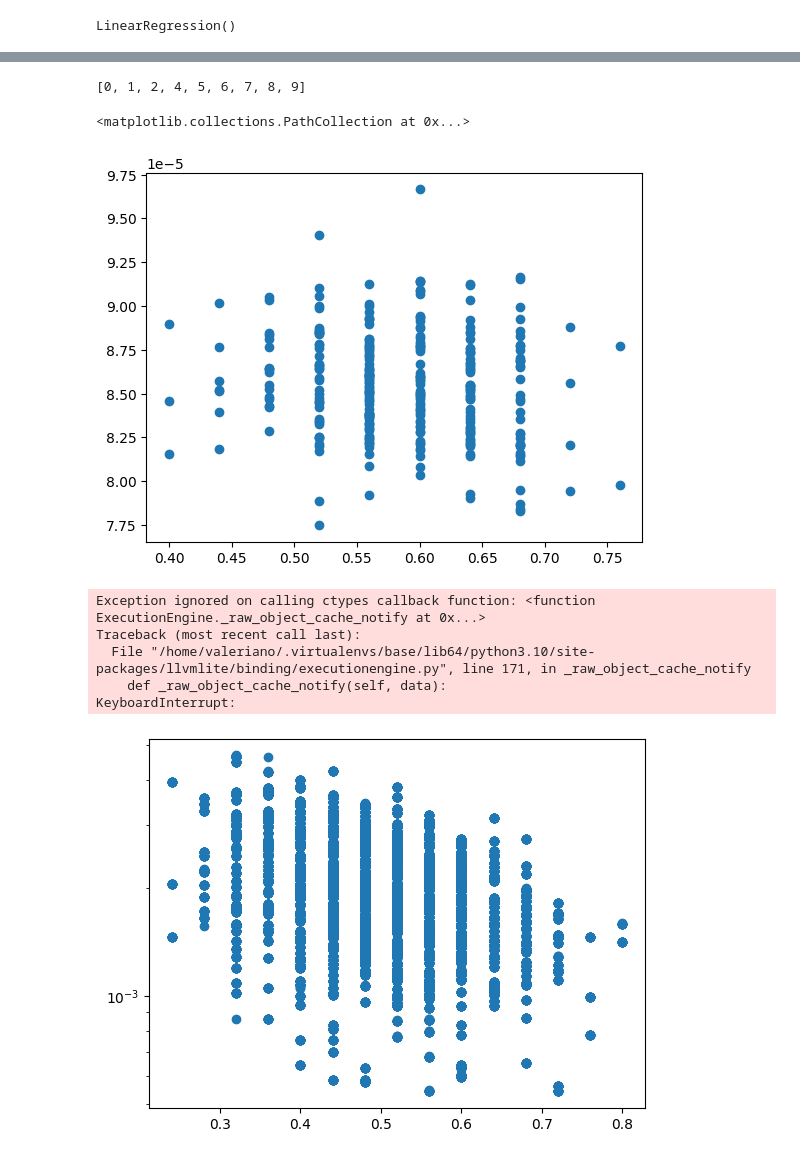
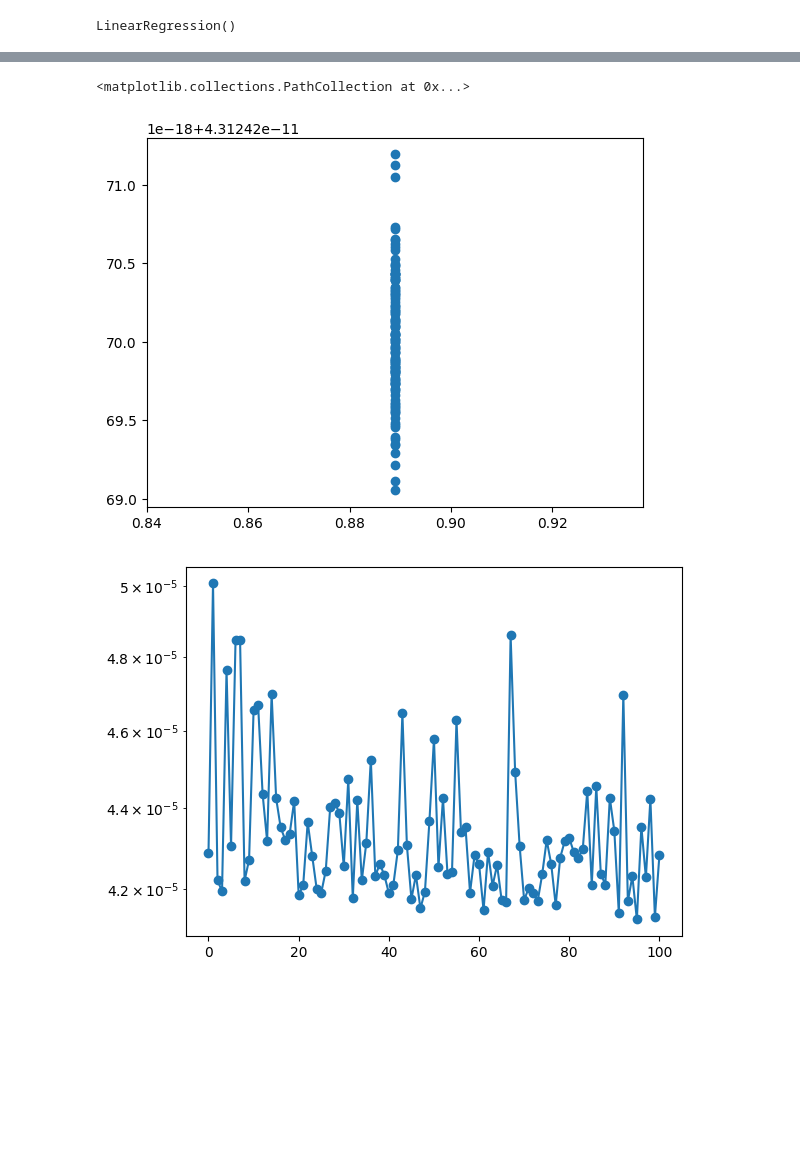
Before and after one commit to joaovaleriano/gLV_OED, a Jupyter notebook: notebooks/analysis_all_growth.ipynb, the cells around one changed output, grey strips where cells are left out. Cells and saved outputs as stored; diff of their text form; code cells hidden in the pictures; blank space fills up the shorter version.

```diff
--- a/notebooks/analysis_all_growth.ipynb
+++ b/notebooks/analysis_all_growth.ipynb
@@ -782,7 +782,7 @@ def CAICF(x, y, lr, Sig):
 
     return n_p*(np.log(len(x))+2) + ((y-lr.predict(x))**2/Sig).sum() + len(y)*n_p*np.log(2*np.pi) + np.log(Sig.prod())*len(y) - np.log(np.linalg.det(lr_fim(x, y, lr, Sig)))
 # %%
-a = pd.read_csv(datafiles[0][2], index_col=0)
+a = pd.read_csv(datafiles[2][2], index_col=0)
 add_log_time_diff(a)
 
 reg = lm.LinearRegression()
@@ -1355,86 +1377,72 @@ def minibatch_sgd_adam(x_hist, t_hist, p, n, m, v, alpha=1e-3, b1=0.9, b2=0.999,
     return p, m, v, adam_t
 # %%
 from pyDOE import lhs
-# %%
-[i for i in range(10) if i!=3]
-# %% [output]
-[0, 1, 2, 4, 5, 6, 7, 8, 9]
 # %%
-p_res = lhs(30, 300, "center")*2-1
+p_res = lhs(n_sp*(n_sp+1), 10*n_sp*(n_sp+1), "center")*2-1
 cr = 0.9
 f = 0.5
 
 for k in range(1000):
     for i, x in enumerate(p_res):
         a, b, c = p_res[np.random.choice([j for j in range(len(p_res)) if j!=i], 3, replace=False)]
-        R = np.random.randint(0, 30)
-        y = np.zeros(30)
-        for j in range(30):
+        R = np.random.randint(0, n_sp*(n_sp+1))
+        y = np.zeros(n_sp*(n_sp+1))
+        for j in range(n_sp*(n_sp+1)):
             r = np.random.rand()
             if r < cr or j==R:
                 y[j] = a[j] + f*(b[j]-c[j])
             else:
                 y[j] = x[j]
 
-        Lx = mse(x_hist[1:], pred(x_hist[:-1], t_hist, x, 2))
-        Ly = mse(x_hist[1:], pred(x_hist[:-1], t_hist, y, 2))
+        Lx = mse(x_hist[1:], pred(x_hist[:-1], t_hist, x, 10))
+        Ly = mse(x_hist[1:], pred(x_hist[:-1], t_hist, y, 10))
 
         if Ly <= Lx:
             p_res[i] = y
 # %%
-plt.scatter([(np.sign(p_res[i,n_sp:])==np.sign(p[n_sp:])).mean() for i in range(len(p_res))], [mse(x_hist[1:], pred(x_hist[:-1], t_hist, i, 2)) for i in p_res])
+plt.scatter([(np.sign(p_res[i,n_sp:])==np.sign(p[n_sp:])).mean() for i in range(len(p_res))], [mse(x_hist[1:], pred(x_hist[:-1], t_hist, i, 10)) for i in p_res])
 # %% [output]
 <matplotlib.collections.PathCollection at 0x...>
-[figure, old version]
+[figure, new version]
 # %%
 # np.random.seed(2)
-# p_res = np.random.normal(size=(10000, n_sp*(n_sp+1)))
-p_res = lhs(30, 1000, "center")*2-1
-# p_res = np.concatenate((reg.intercept_, -reg.coef_.flatten()))
+# p_res = np.random.normal(size=(n_sp*(n_sp+1)))
+# p_res = np.concatenate((reg.intercept_, reg.coef_.flatten()))
 # p_res = np.random.normal(0, 1, p.shape[0])*0
 # p_res = p.copy()
-# p_res = np.concatenate((np.ones(n_sp)/10, np.zeros(n_sp*n_sp)))
+# p_res = np.concatenate((reg.intercept_, np.zeros(n_sp*n_sp)))
 
 # alpha = 1e-1
 gamma = 0.9
-# eps = 1e-7
+eps = 1e-7
 Eg2 = np.zeros_like(p_res)
 
-n_dt_pred = 10
+n_dt_pred = 6
 
-alpha = 1e-3
+alpha = 1e-2
 adam_t = 1
 m = np.zeros_like(p_res)
 v = np.zeros_like(p_res)
 b1 = 0.9
 b2 = 0.999
-eps = 1e-8
+# eps = 1e-8
 
-csr = []
-p_hist
-mse_ = []
+mse_hist = [mse(x_hist[1:], pred(x_hist[:-1], t_hist, p_res, n_dt_pred))]
+p_hist = []
 
-for p_res_i in p_res:
-    adam_t = 1
-    m = np.zeros_like(p_res_i)
-    v = np.zeros_like(p_res_i)
+for i in range(100):
+    p_res, Eg2 = minibatch_sgd_rmsprop(x_hist, t_hist, p_res, n_dt_pred, alpha, gamma, eps, Eg2, 10, 1)
+    # m *= 0.
+    # v *= 0.
+    # p_res, m, v, adam_t = minibatch_sgd_adam(x_hist, t_hist, p_res, n_dt_pred, m, v, alpha=alpha, n_it=10, batch_size=1, adam_t=adam_t)
+    # m /= 1-b1**adam_t
+    # v /= 1-b2**adam_t
+    # adam_t += 1
+    mse_hist.append(mse(x_hist[1:], pred(x_hist[:-1], t_hist, p_res, n_dt_pred)))
+    p_hist.append(p_res.copy())
 
-    for i in range(10):
-        p_res_i, m, v, adam_t = minibatch_sgd_adam(x_hist, t_hist, p_res_i, n_dt_pred, m, v, alpha=alpha, n_it=1, batch_size=10, adam_t=adam_t)
-        # m /= 1-b1**adam_t
-        # v /= 1-b2**adam_t
-        # adam_t += 1
-        csr.append((np.sign(p[n_sp:])==np.sign(p_res_i[n_sp:])).mean())
-        mse_.append(mse(x_hist[1:], pred(x_hist[:-1], t_hist, p_res_i, n_dt_pred)))
-        p_hist.append(p_res_i)
-
-plt.plot(csr, mse_, "o")
+plt.plot(mse_hist, "-o")
 plt.yscale("log")
 plt.show()
 # %% [output]
-Exception ignored on calling ctypes callback function: <function ExecutionEngine._raw_object_cache_notify at 0x...>
-Traceback (most recent call last):
-  File "/home/valeriano/.virtualenvs/base/lib64/python3.10/site-packages/llvmlite/binding/executionengine.py", line 171, in _raw_object_cache_notify
-    def _raw_object_cache_notify(self, data):
-KeyboardInterrupt:
-[figure, old version]
+[figure, new version]
```
Also changed, not shown: parts of 38 cells of this notebook, 4 other files.
